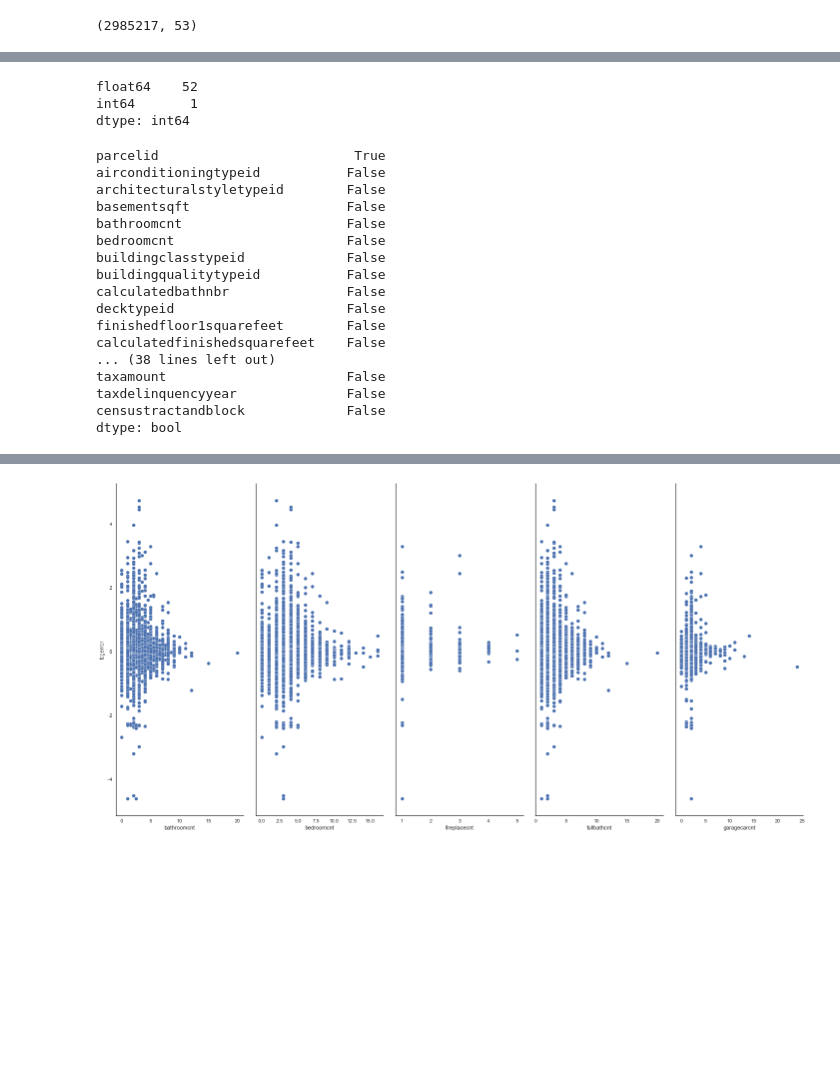
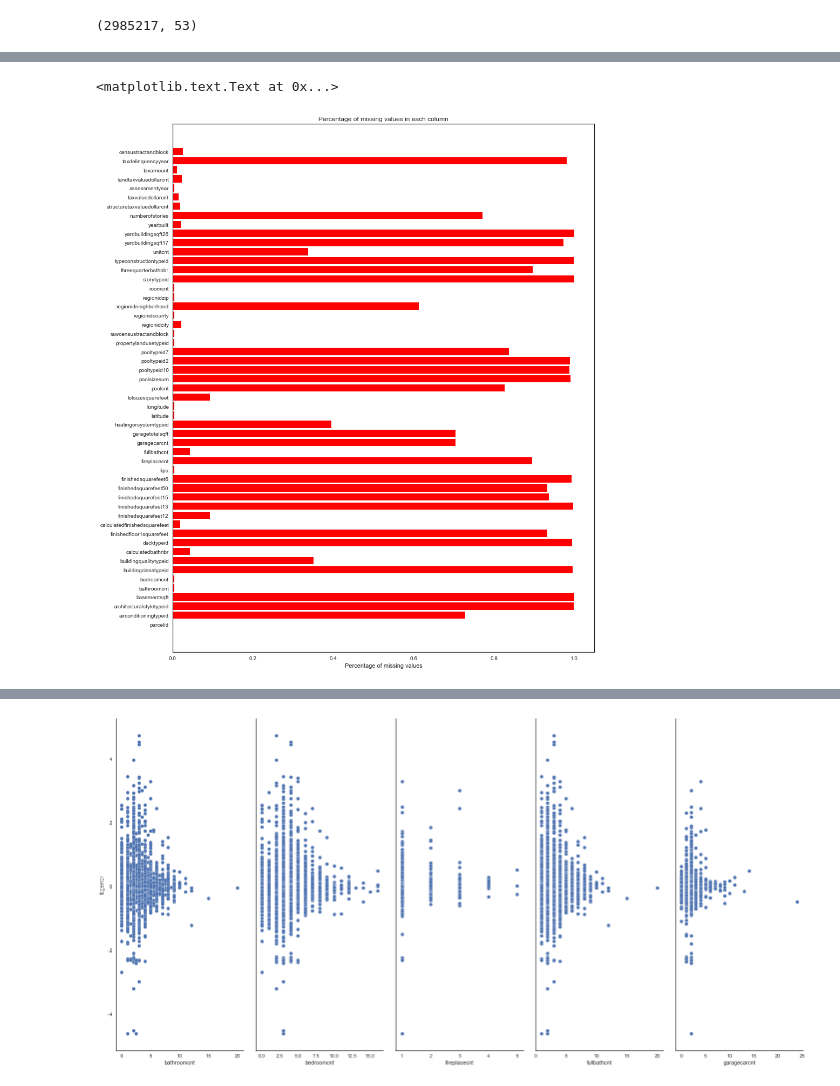
Before and after one commit to Abdul24/KaggleZillowCompetition, a Jupyter notebook: Kaggle_Zillow_Scarlett.ipynb, the cells around one changed output, grey strips where cells are left out. Saved outputs shown, nothing was run; the diff lists cells and outputs as text; code cells hidden in the pictures; blank space fills up the shorter version.

```diff
--- a/Kaggle_Zillow_Scarlett.ipynb
+++ b/Kaggle_Zillow_Scarlett.ipynb
@@ -142,27 +136,15 @@ array([dtype('int64'), dtype('float64')], dtype=object)
-# %%
-data2016_df.dtypes.value_counts()
-# %% [output]
-float64    52
-int64       1
-dtype: int64
-# %%
-mask_type = data2016_df.dtypes == int
-mask_type
-# %% [output]
-parcelid                         True
-airconditioningtypeid           False
-architecturalstyletypeid        False
-basementsqft                    False
-bathroomcnt                     False
-bedroomcnt                      False
-buildingclasstypeid             False
-buildingqualitytypeid           False
-calculatedbathnbr               False
-decktypeid                      False
-finishedfloor1squarefeet        False
-calculatedfinishedsquarefeet    False
-... (38 lines left out)
-taxamount                       False
-taxdelinquencyyear              False
-censustractandblock             False
-dtype: bool
+# %%
+null_No = data2016_df.isnull().sum()
+# %%
+null_ratio = null_No/2985217
+# %%
+y_pos = np.arange(len(col_names))
+# %%
+fig, ax = plt.subplots(figsize=(14,18))
+plt.barh(y_pos, null_ratio, align='center', color='red')
+plt.yticks(y_pos, col_names);
+ax.set_xlabel("Percentage of missing values")
+ax.set_title("Percentage of missing values in each column")
+# %% [output]
+<matplotlib.text.Text at 0x...>
+[figure, added]
```
Also changed, not shown: parts of 49 cells of this notebook.
